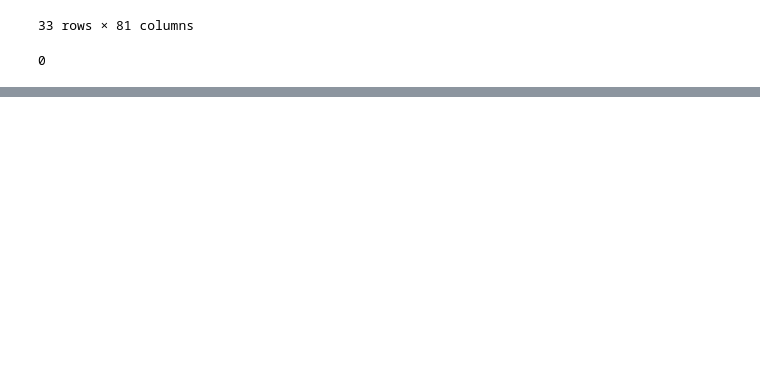
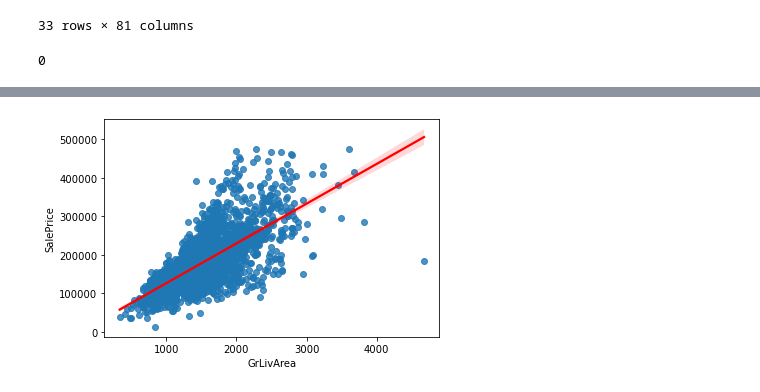
Before and after one commit to rishigoutam/ames-iowa, a Jupyter notebook: rishi/eda.ipynb, the cells around one changed output, grey strips where cells are left out. Cells and saved outputs as stored; diff of their text form; code cells hidden in the pictures; blank space fills up the shorter version.

```diff
--- a/rishi/eda.ipynb
+++ b/rishi/eda.ipynb
@@ -313,0 +333,7 @@ df.drop(['1stFlrSF', '2ndFlrSF', 'LowQualFinSF'], inplace=True, axis=1)
+# %%
+# Above, but using sns.regplot instead. (It's a bit easier to use than above)
+sns.regplot(data = df, x = df.GrLivArea, y = df.SalePrice,
+            line_kws = {"color": 'red'})
+plt.show()
+# %% [output]
+[figure, added]
```
Also changed, not shown: parts of 7 cells of this notebook.
